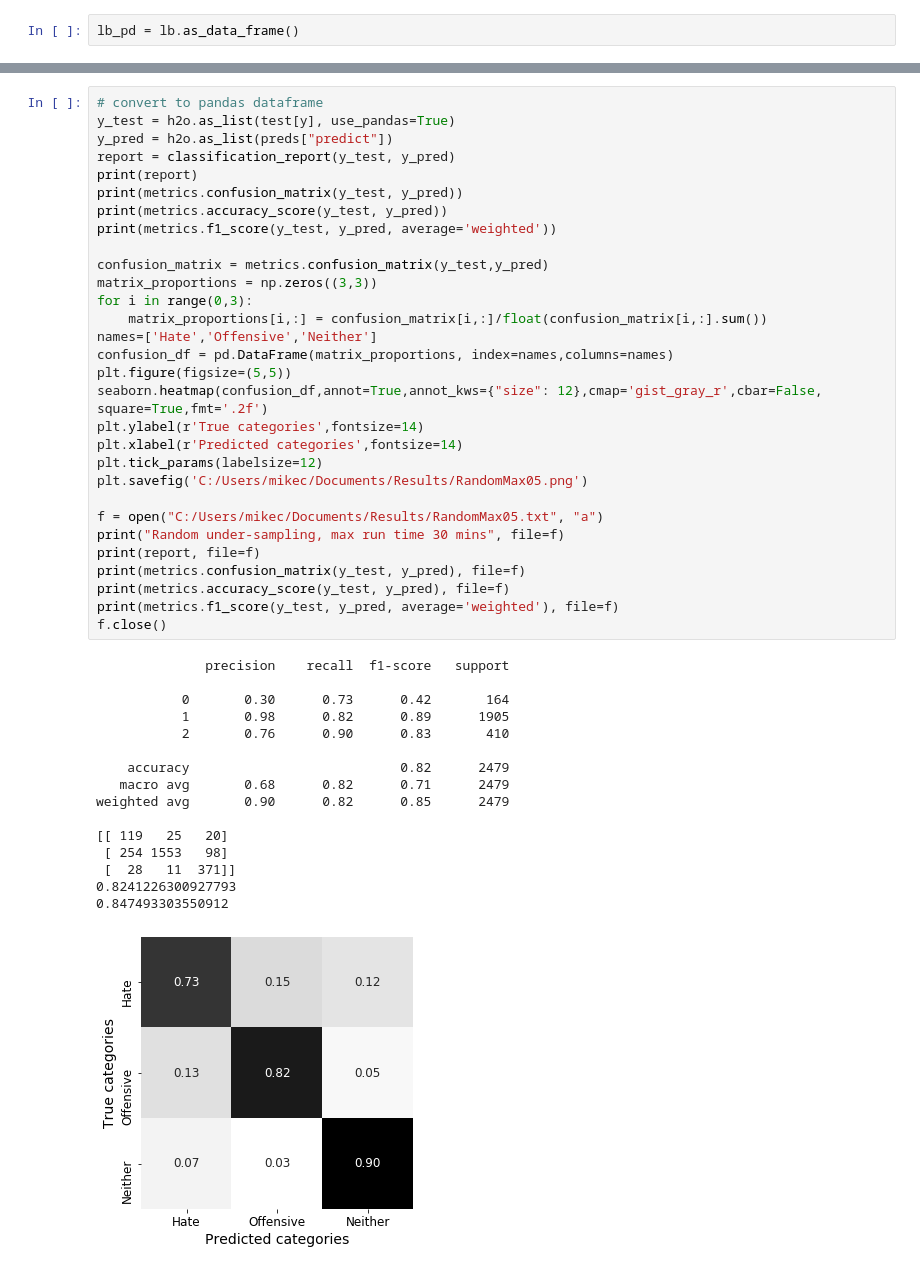
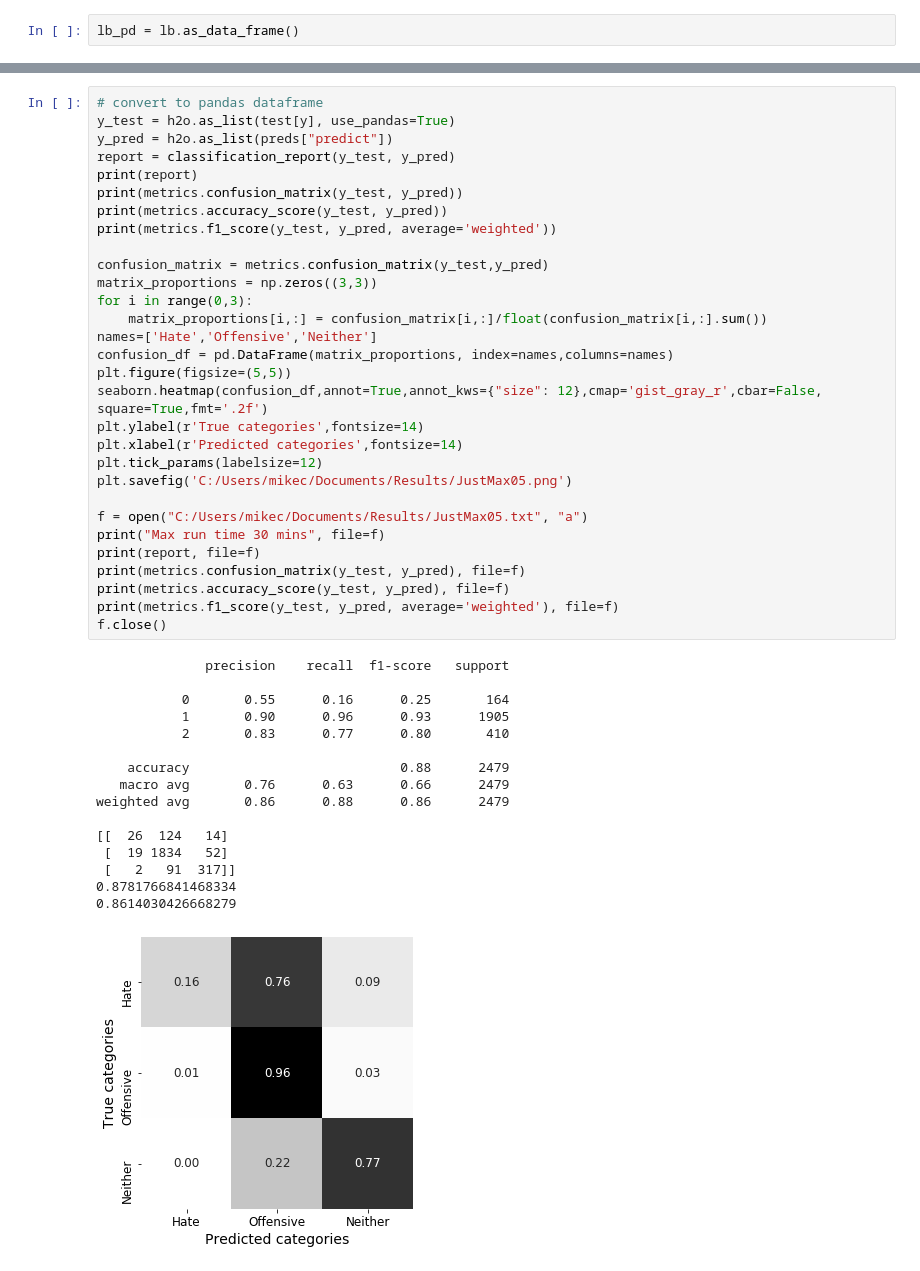
Before and after one commit to mjorgen1/DAADRISE_AbusiveLangProject, a Jupyter notebook: H2o-Work/DavidsonFeatureExtractionAndH2OAutoML.ipynb, the cells around one changed output, grey strips where cells are left out. Saved outputs shown, nothing was run; the diff lists cells and outputs as text.

```diff
--- a/H2o-Work/DavidsonFeatureExtractionAndH2OAutoML.ipynb
+++ b/H2o-Work/DavidsonFeatureExtractionAndH2OAutoML.ipynb
@@ -436,46 +419,46 @@ print(var)
 y_test = h2o.as_list(test[y], use_pandas=True)
 y_pred = h2o.as_list(preds["predict"])
 report = classification_report(y_test, y_pred)
 print(report)
 print(metrics.confusion_matrix(y_test, y_pred))
 print(metrics.accuracy_score(y_test, y_pred))
 print(metrics.f1_score(y_test, y_pred, average='weighted'))
 
 confusion_matrix = metrics.confusion_matrix(y_test,y_pred)
 matrix_proportions = np.zeros((3,3))
 for i in range(0,3):
     matrix_proportions[i,:] = confusion_matrix[i,:]/float(confusion_matrix[i,:].sum())
 names=['Hate','Offensive','Neither']
 confusion_df = pd.DataFrame(matrix_proportions, index=names,columns=names)
 plt.figure(figsize=(5,5))
 seaborn.heatmap(confusion_df,annot=True,annot_kws={"size": 12},cmap='gist_gray_r',cbar=False, square=True,fmt='.2f')
 plt.ylabel(r'True categories',fontsize=14)
 plt.xlabel(r'Predicted categories',fontsize=14)
 plt.tick_params(labelsize=12)
-plt.savefig('C:/Users/mikec/Documents/Results/RandomMax05.png')
+plt.savefig('C:/Users/mikec/Documents/Results/JustMax05.png')
 
-f = open("C:/Users/mikec/Documents/Results/RandomMax05.txt", "a")
-print("Random under-sampling, max run time 30 mins", file=f)
+f = open("C:/Users/mikec/Documents/Results/JustMax05.txt", "a")
+print("Max run time 30 mins", file=f)
 print(report, file=f)
 print(metrics.confusion_matrix(y_test, y_pred), file=f)
 print(metrics.accuracy_score(y_test, y_pred), file=f)
 print(metrics.f1_score(y_test, y_pred, average='weighted'), file=f)
 f.close()
 # %% [output]
               precision    recall  f1-score   support
 
-           0       0.30      0.73      0.42       164
-           1       0.98      0.82      0.89      1905
-           2       0.76      0.90      0.83       410
+           0       0.55      0.16      0.25       164
+           1       0.90      0.96      0.93      1905
+           2       0.83      0.77      0.80       410
 
-    accuracy                           0.82      2479
-   macro avg       0.68      0.82      0.71      2479
-weighted avg       0.90      0.82      0.85      2479
+    accuracy                           0.88      2479
+   macro avg       0.76      0.63      0.66      2479
+weighted avg       0.86      0.88      0.86      2479
 
-[[ 119   25   20]
- [ 254 1553   98]
- [  28   11  371]]
-0.8241226300927793
-0.847493303550912
+[[  26  124   14]
+ [  19 1834   52]
+ [   2   91  317]]
+0.8781766841468334
+0.8614030426668279
-[figure, old version]
+[figure, new version]
 # %%
```
Also changed, not shown: parts of 9 cells of this notebook, 3 other files.
